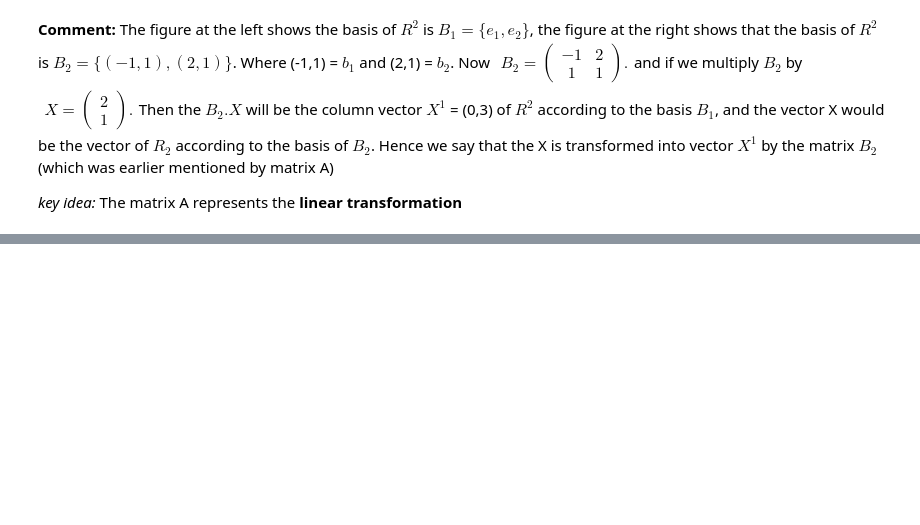
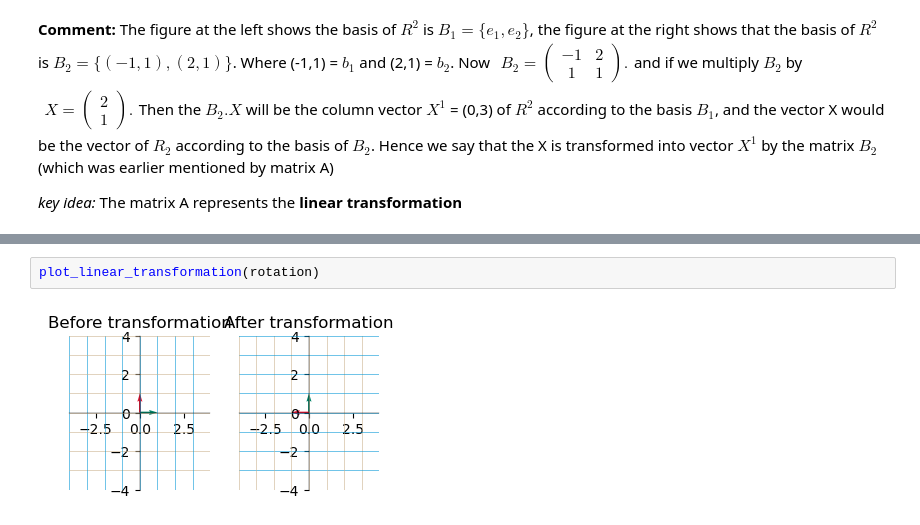
Before and after one commit to BmSatadru/LinearAlgebra_UsingPython, a Jupyter notebook: LinearAlgebra_Part1.ipynb, the cells around one changed output, grey strips where cells are left out. Cells and saved outputs as stored; diff of their text form; blank space fills up the shorter version.

```diff
--- a/LinearAlgebra_Part1.ipynb
+++ b/LinearAlgebra_Part1.ipynb
@@ -674,0 +694,4 @@ _key idea:_ The matrix A represents the **linear transformation**
+# %%
+plot_linear_transformation(rotation)
+# %% [output]
+[figure, added]
```
Also changed, not shown: parts of 28 cells of this notebook.
